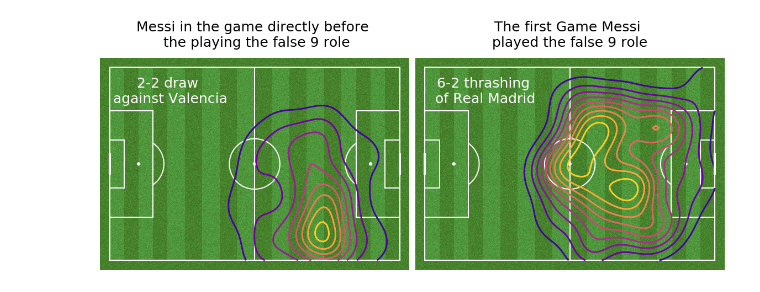
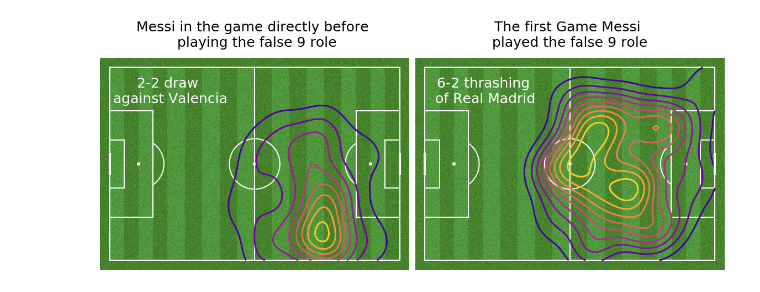
Before and after one commit to andrewRowlinson/mplsoccer, a Jupyter notebook: docs/05-Plotting-kdeplot.ipynb, the cells around one changed output. Cells and saved outputs as stored; diff of their text form; code cells hidden in the pictures.

```diff
--- a/docs/05-Plotting-kdeplot.ipynb
+++ b/docs/05-Plotting-kdeplot.ipynb
@@ -1,26 +1,26 @@
 # %%
 from mplsoccer.pitch import Pitch
 from mplsoccer.statsbomb import read_event, EVENT_SLUG
 import os
 
 # load first game that Messi played as a false-9 and the match before
 kwargs = {'related_event_df': False,'shot_freeze_frame_df': False, 'tactics_lineup_df': False}
 df_false9 = read_event(os.path.join(EVENT_SLUG,'69249.json'), **kwargs)['event']
 df_before_false9 = read_event(os.path.join(EVENT_SLUG,'69251.json'), **kwargs)['event']
 # filter messi's actions (starting positions)
 df_false9 = df_false9.loc[df_false9.player_id == 5503,['x', 'y']]
 df_before_false9 = df_before_false9.loc[df_before_false9.player_id == 5503,['x', 'y']]
 # plotting
 pitch = Pitch(pitch_type = 'statsbomb', figsize = (16, 9), layout = (1, 2), pitch_color = 'grass', stripe = True)
 fig, ax = pitch.draw()
-ax[0].set_title('Messi in the game directly before \n the playing the false 9 role', fontsize = 25, pad = 20)
+ax[0].set_title('Messi in the game directly before \n playing the false 9 role', fontsize = 25, pad = 20)
 pitch.kdeplot(df_before_false9.x, df_before_false9.y, ax = ax[0], cmap = 'plasma', linewidths = 3)
 pitch.annotate('6-2 thrashing \nof Real Madrid', (25,10), color = 'white',
                fontsize = 25, ha = 'center', va = 'center', ax = ax[1])
 ax[1].set_title('The first Game Messi \nplayed the false 9 role', fontsize = 25, pad = 20)
 pitch.kdeplot(df_false9.x, df_false9.y, ax = ax[1], cmap = 'plasma', linewidths = 3)
 pitch.annotate('2-2 draw \nagainst Valencia', (25,10), color = 'white',
                fontsize = 25, ha = 'center', va = 'center', ax = ax[0])
 fig.savefig(os.path.join('figures', 'README_kdeplot_example.png'), bbox_inches = 'tight')
 # %% [output]
-[figure, old version]
+[figure, new version]
```
Also changed, not shown: 2 other files.
